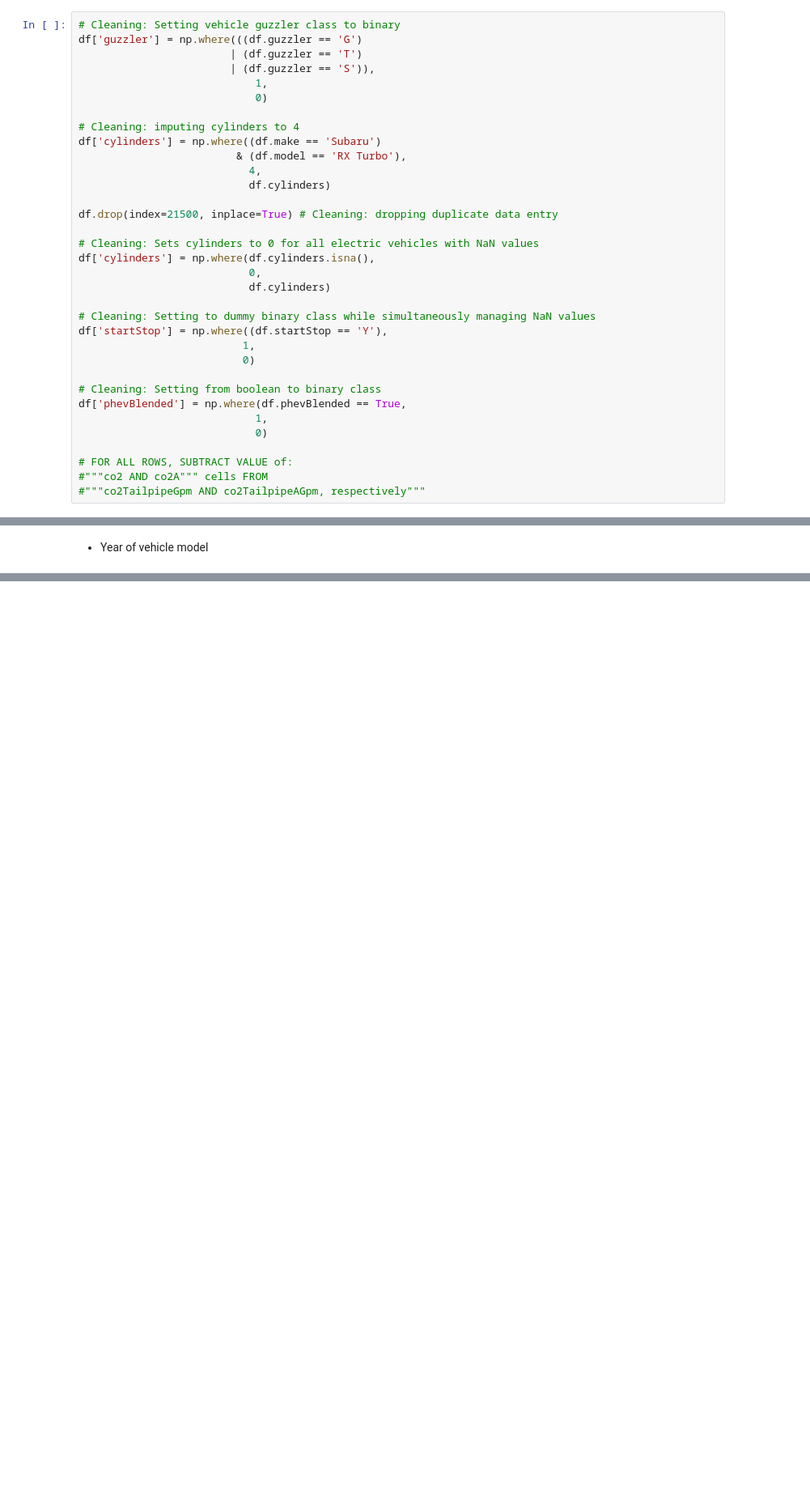
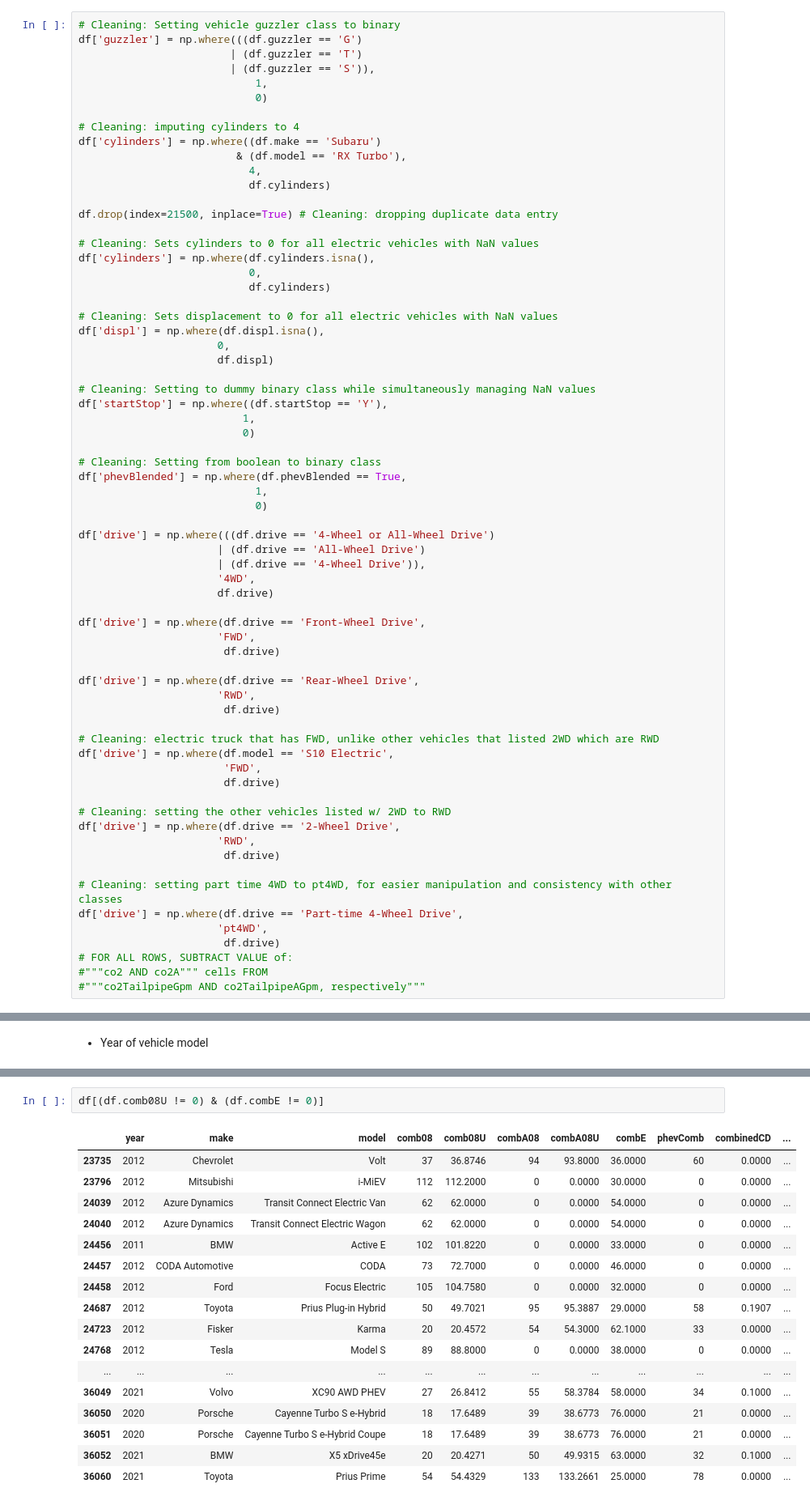
Before and after one commit to mike-flanagan/vehicle_fuel_economy_analysis_neuralnet, a Jupyter notebook: MPG_EDA.ipynb, the cells around one changed output, grey strips where cells are left out. Shown at 81% size. Drawn from its saved outputs; the diff is of its cells as text; blank space fills up the shorter version.

Commit message:
further cleaning

```diff
--- a/MPG_EDA.ipynb
+++ b/MPG_EDA.ipynb
@@ -95,6 +95,11 @@ df['cylinders'] = np.where(df.cylinders.isna(),
                            0,
                            df.cylinders)
 
+# Cleaning: Sets displacement to 0 for all electric vehicles with NaN values
+df['displ'] = np.where(df.displ.isna(),
+                      0,
+                      df.displ)
+
 # Cleaning: Setting to dummy binary class while simultaneously managing NaN values
 df['startStop'] = np.where((df.startStop == 'Y'),
                           1,
@@ -105,6 +110,34 @@ df['phevBlended'] = np.where(df.phevBlended == True,
                             1,
                             0)
 
+df['drive'] = np.where(((df.drive == '4-Wheel or All-Wheel Drive')
+                      | (df.drive == 'All-Wheel Drive')
+                      | (df.drive == '4-Wheel Drive')),
+                      '4WD',
+                      df.drive)
+
+df['drive'] = np.where(df.drive == 'Front-Wheel Drive',
+                      'FWD',
+                       df.drive)
+
+df['drive'] = np.where(df.drive == 'Rear-Wheel Drive',
+                      'RWD',
+                       df.drive)
+
+# Cleaning: electric truck that has FWD, unlike other vehicles that listed 2WD which are RWD
+df['drive'] = np.where(df.model == 'S10 Electric',
+                       'FWD',
+                       df.drive)
+
+# Cleaning: setting the other vehicles listed w/ 2WD to RWD
+df['drive'] = np.where(df.drive == '2-Wheel Drive',
+                      'RWD',
+                       df.drive)
+
+# Cleaning: setting part time 4WD to pt4WD, for easier manipulation and consistency with other classes
+df['drive'] = np.where(df.drive == 'Part-time 4-Wheel Drive',
+                      'pt4WD',
+                       df.drive)
 # FOR ALL ROWS, SUBTRACT VALUE of:
 #"""co2 AND co2A""" cells FROM
 #"""co2TailpipeGpm AND co2TailpipeAGpm, respectively"""
@@ -299,3 +334,23 @@ dtype: int64
+# %%
+df[(df.comb08U != 0) & (df.combE != 0)]
+# %% [output]
+|  | year | make | model | comb08 | comb08U | combA08 | combA08U | combE | phevComb | combinedCD | ... |
+| 23735 | 2012 | Chevrolet | Volt | 37 | 36.8746 | 94 | 93.8000 | 36.0000 | 60 | 0.0000 | ... |
+| 23796 | 2012 | Mitsubishi | i-MiEV | 112 | 112.2000 | 0 | 0.0000 | 30.0000 | 0 | 0.0000 | ... |
+| 24039 | 2012 | Azure Dynamics | Transit Connect Electric Van | 62 | 62.0000 | 0 | 0.0000 | 54.0000 | 0 | 0.0000 | ... |
+| 24040 | 2012 | Azure Dynamics | Transit Connect Electric Wagon | 62 | 62.0000 | 0 | 0.0000 | 54.0000 | 0 | 0.0000 | ... |
+| 24456 | 2011 | BMW | Active E | 102 | 101.8220 | 0 | 0.0000 | 33.0000 | 0 | 0.0000 | ... |
+| 24457 | 2012 | CODA Automotive | CODA | 73 | 72.7000 | 0 | 0.0000 | 46.0000 | 0 | 0.0000 | ... |
+| 24458 | 2012 | Ford | Focus Electric | 105 | 104.7580 | 0 | 0.0000 | 32.0000 | 0 | 0.0000 | ... |
+| 24687 | 2012 | Toyota | Prius Plug-in Hybrid | 50 | 49.7021 | 95 | 95.3887 | 29.0000 | 58 | 0.1907 | ... |
+| 24723 | 2012 | Fisker | Karma | 20 | 20.4572 | 54 | 54.3000 | 62.1000 | 33 | 0.0000 | ... |
+| 24768 | 2012 | Tesla | Model S | 89 | 88.8000 | 0 | 0.0000 | 38.0000 | 0 | 0.0000 | ... |
+| ... | ... | ... | ... | ... | ... | ... | ... | ... | ... | ... | ... |
+| 36049 | 2021 | Volvo | XC90 AWD PHEV | 27 | 26.8412 | 55 | 58.3784 | 58.0000 | 34 | 0.1000 | ... |
+| 36050 | 2020 | Porsche | Cayenne Turbo S e-Hybrid | 18 | 17.6489 | 39 | 38.6773 | 76.0000 | 21 | 0.0000 | ... |
+| 36051 | 2020 | Porsche | Cayenne Turbo S e-Hybrid Coupe | 18 | 17.6489 | 39 | 38.6773 | 76.0000 | 21 | 0.0000 | ... |
+| 36052 | 2021 | BMW | X5 xDrive45e | 20 | 20.4271 | 50 | 49.9315 | 63.0000 | 32 | 0.1000 | ... |
+| 36060 | 2021 | Toyota | Prius Prime | 54 | 54.4329 | 133 | 133.2661 | 25.0000 | 78 | 0.0000 | ... |
 # %%
 df[df.comb08U != 0]
 # %% [output]
```
Also changed, not shown: parts of 32 cells of this notebook.
